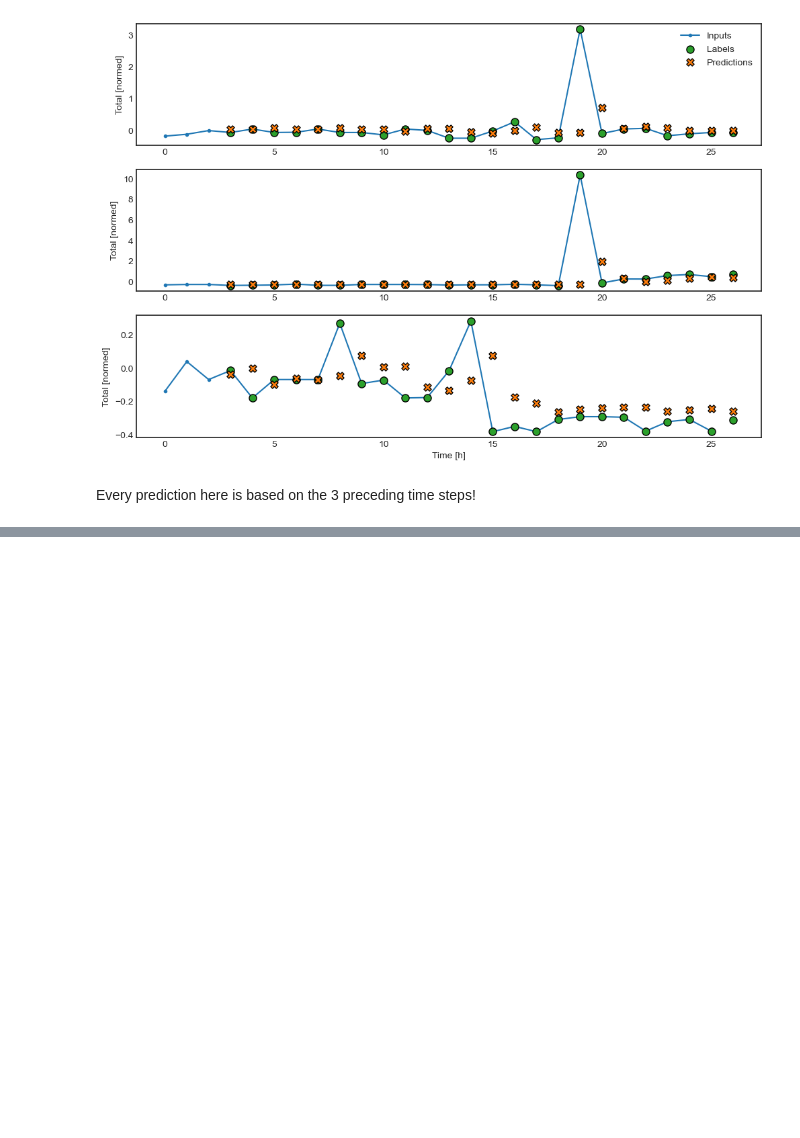
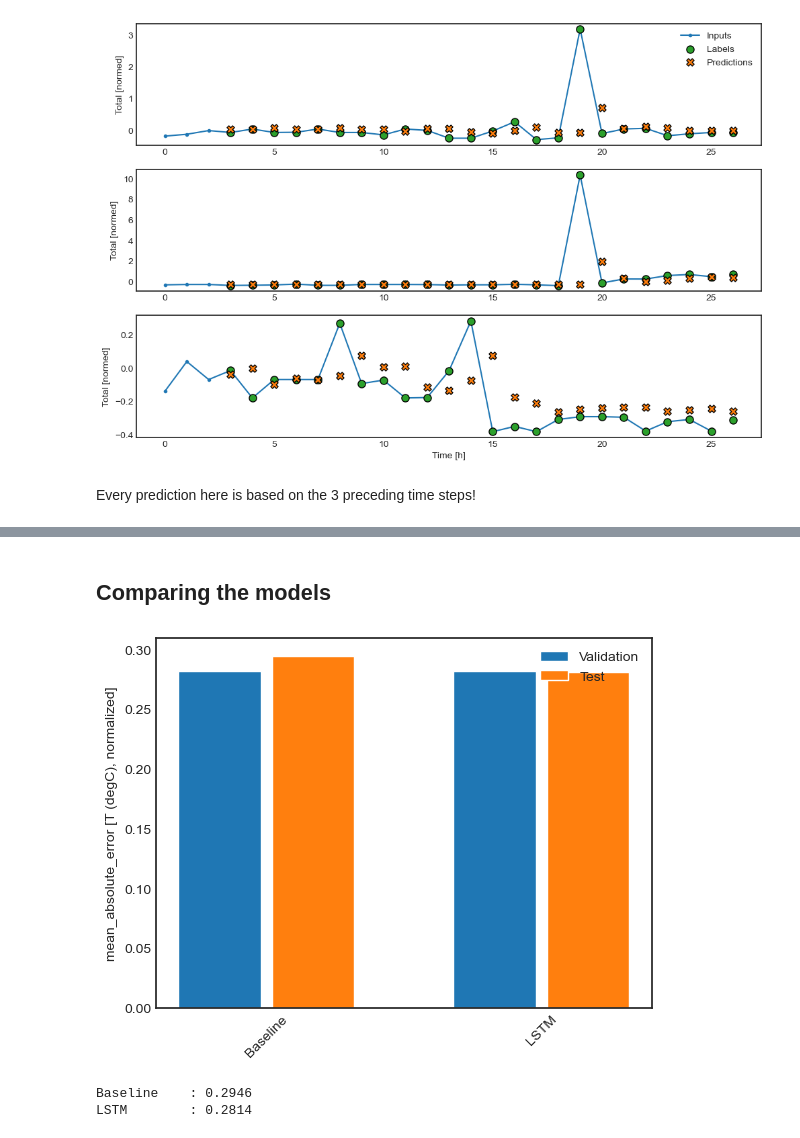
Before and after one commit to ciCciC/forecastingUsingDNNets, a Jupyter notebook: notebooks/v1.ipynb, the cells around one changed output, grey strips where cells are left out. Saved outputs shown, nothing was run; the diff lists cells and outputs as text; code cells hidden in the pictures; blank space fills up the shorter version.

```diff
--- a/notebooks/v1.ipynb
+++ b/notebooks/v1.ipynb
@@ -794,0 +845,3 @@ Every prediction here is based on the 3 preceding time steps!
+# %%
+val_perform['LSTM'] = lstm_model.evaluate(wider_window.val)
+perform['LSTM'] = lstm_model.evaluate(wider_window.test, verbose=0)
@@ -794,0 +854,24 @@ Every prediction here is based on the 3 preceding time steps!
+# %% [markdown]
+## Comparing the models
+# %%
+x = np.arange(len(perform))
+width = 0.3
+metric_name = 'mean_absolute_error'
+metric_index = lstm_model.metrics_names.index('mean_absolute_error')
+val_mae = [v[metric_index] for v in val_perform.values()]
+test_mae = [v[metric_index] for v in perform.values()]
+
+plt.ylabel('mean_absolute_error [T (degC), normalized]')
+plt.bar(x - 0.17, val_mae, width, label='Validation')
+plt.bar(x + 0.17, test_mae, width, label='Test')
+plt.xticks(ticks=x, labels=perform.keys(),
+           rotation=45)
+_ = plt.legend()
+# %% [output]
+[figure, added]
+# %%
+for name, value in perform.items():
+  print(f'{name:12s}: {value[1]:0.4f}')
+# %% [output]
+Baseline    : 0.2946
+LSTM        : 0.2814
```
Also changed, not shown: parts of 18 cells of this notebook, 1 other file.
